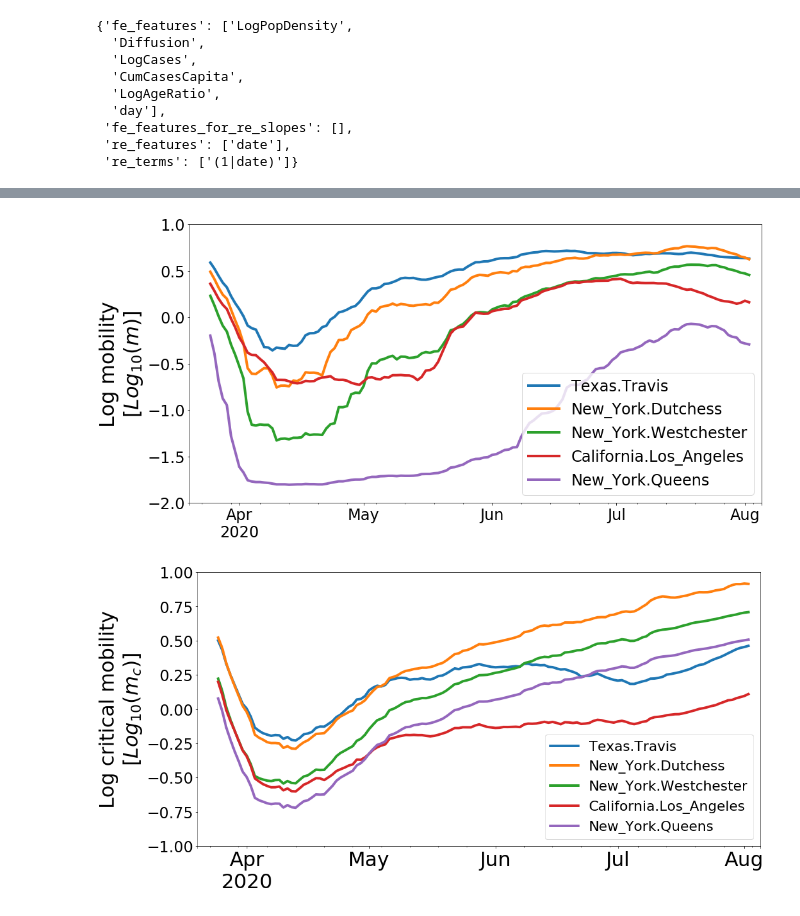
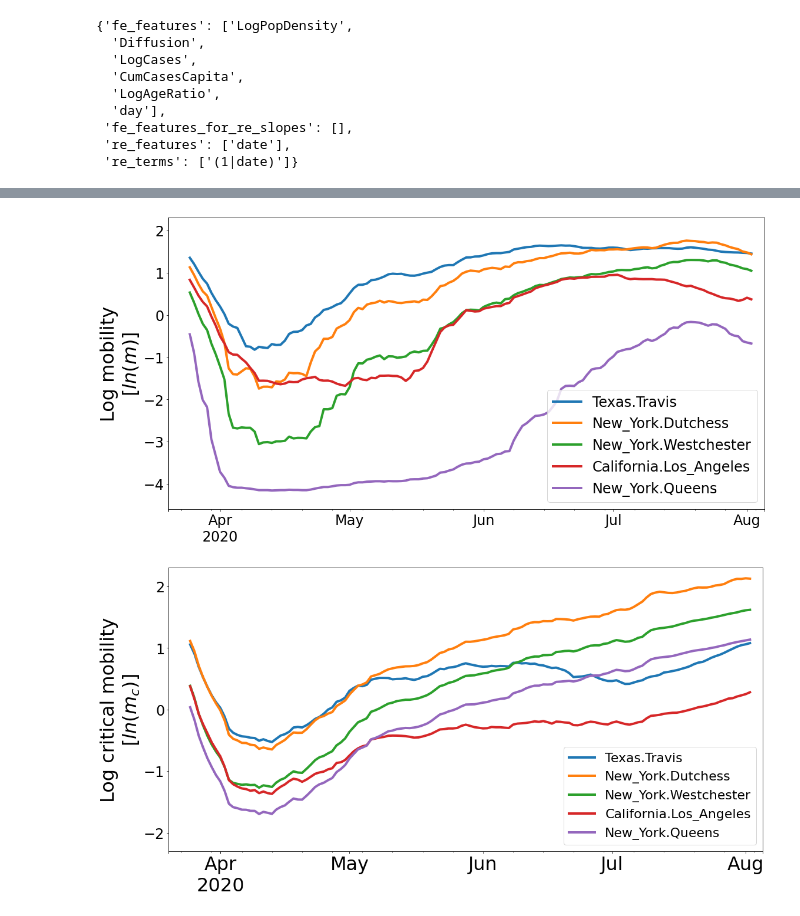
Before and after one commit to IBM/ibmpairs, a Jupyter notebook: examples/Covid19CriticalMobility/covid19_mobility_FullTraining_model.ipynb, the cells around one changed output, grey strips where cells are left out. Drawn from its saved outputs; the diff is of its cells as text; code cells hidden in the pictures.

```diff
--- a/examples/Covid19CriticalMobility/covid19_mobility_FullTraining_model.ipynb
+++ b/examples/Covid19CriticalMobility/covid19_mobility_FullTraining_model.ipynb
@@ -43,7 +43,7 @@ print('Considering data from                      ', dt_cutoff_min)
 dt_cutoff_latest = datetime(2020,8,2, tzinfo=pytz.utc)
 print('Plotting data up to                        ', dt_cutoff_latest)
 
-data_subdirectory = 'data/csv/run98FullTrainingJHU'
+data_subdirectory = 'data/csv/run011FullTrainingJHU'
 if not os.path.exists(data_subdirectory):
     os.makedirs(data_subdirectory)
 print('data_subdirectory                          ', data_subdirectory)
@@ -208,7 +203,7 @@ def lagged_dataframe(df_joined, lag_growthCases):
 def filter_lagged_dataframe(df_unfiltered,
                             filter_cases_capita_min,
                             filter_growth_cases_zero_transition,
-                            filter_logMobility_min):
+                            filter_mobility_min):
     """
     :df_unfiltered: lagged dataframe (e.g. df_lagged)
     :returns:       filtered dataframe
@@ -227,8 +222,8 @@ def filter_lagged_dataframe(df_unfiltered,
         df_zero_transition = (df_negative_transition | df_positive_transition)
         df = df[df_zero_transition]
 
-    if filter_logMobility_min is not None:
-        df = df[df['LogMobility']>=filter_logMobility_min] # S/N
+    if filter_mobility_min is not None:
+        df = df[df['Mobility']>=filter_mobility_min] # S/N
 
     return df
 # %%
@@ -238,7 +233,7 @@ def filter_lagged_dataframe(df_unfiltered,
 # Filter on the lagged data, not on df_joined
 FILTER_CASES_CAPITA_MIN = 2
 FILTER_GROWTH_CASES_ZERO_TRANSITION = True
-FILTER_LOGMOBILITY_MIN = -2
+FILTER_MOBILITY_MIN = 0.01
 
 df_lagged = {}
 df_lagged_filtered = {}
@@ -249,7 +244,7 @@ for this_lag in lag_Feature:
     df_lagged_filtered[this_lag] = filter_lagged_dataframe(df_lagged[this_lag],
                                                          FILTER_CASES_CAPITA_MIN,
                                                          FILTER_GROWTH_CASES_ZERO_TRANSITION,
-                                                         FILTER_LOGMOBILITY_MIN)
+                                                         FILTER_MOBILITY_MIN)
 
     df_lagged[this_lag] = df_lagged[this_lag].swaplevel(axis=1)
     df_lagged_filtered[this_lag] = df_lagged_filtered[this_lag].swaplevel(axis=1)
@@ -295,9 +285,9 @@ df_repeated = pandas.concat([df_pop_density.set_index('pairs_id')]*len(dt_list),
 df_repeated.columns = dt_list
 df_repeated = df_repeated.stack().reset_index().rename(columns={'level_1':'timestamp', 0:'population_density'})
 df_critical = pandas.merge(df_critical, df_repeated, on=['timestamp', 'pairs_id'], how='outer')
-df_critical['LogPopDensity'] = numpy.log10(df_critical['population_density'])
+df_critical['LogPopDensity'] = numpy.log(df_critical['population_density'])
 
-# LogAgeRatio (log10(age60-64 / age20-24))
+# LogAgeRatio (ln(age60-64 / age20-24))
 df_repeated = pandas.concat([df_AgeRatio[['pairs_id', 'LogAgeRatio']].set_index('pairs_id')]*len(dt_list), axis=1)
 df_repeated.columns = dt_list
 df_repeated = df_repeated.stack().reset_index().rename(columns={'level_1':'timestamp', 0:'LogAgeRatio'})
@@ -319,12 +309,12 @@ df_critical = pandas.merge(df_critical, df_stacked, on=['timestamp', 'pairs_id']
 # CasesCapita and LogCasesCapita
 df_stacked = df_joined['CasesCapita'].stack(dropna=False).reset_index().rename(columns={0: 'CasesCapita'})
 df_critical = pandas.merge(df_critical, df_stacked, on=['timestamp', 'pairs_id'], how='outer')
-df_critical['LogCasesCapita'] = numpy.log10(df_critical['CasesCapita'])
+df_critical['LogCasesCapita'] = numpy.log(df_critical['CasesCapita'])
 
 # CumCasesCapita and LogCumCasesCapita
 df_stacked = df_joined['CumCasesCapita'].stack(dropna=False).reset_index().rename(columns={0: 'CumCasesCapita'})
 df_critical = pandas.merge(df_critical, df_stacked, on=['timestamp', 'pairs_id'], how='outer')
-df_critical['LogCumCasesCapita'] = numpy.log10(df_critical['CumCasesCapita'])
+df_critical['LogCumCasesCapita'] = numpy.log(df_critical['CumCasesCapita'])
 
 # LogMobility
 df_stacked = df_joined['LogMobility'].stack(dropna=False).reset_index().rename(columns={0: 'LogMobility'})
@@ -337,7 +327,7 @@ df_critical = pandas.merge(df_critical, df_stacked, on=['timestamp', 'pairs_id']
 # MaxMobility
 df_stacked = df_joined['MaxMobility'].stack(dropna=False).reset_index().rename(columns={0: 'MaxMobility'})
 df_critical = pandas.merge(df_critical, df_stacked, on=['timestamp', 'pairs_id'], how='outer')
-df_critical['LogMaxMobility'] = numpy.log10(df_critical['MaxMobility'])
+df_critical['LogMaxMobility'] = numpy.log(df_critical['MaxMobility'])
 
 # State and County names
 df_critical = pandas.merge(df_region[['State', 'County', 'pairs_id']], df_critical, on='pairs_id', how='right')
@@ -919,39 +927,43 @@ names = df_region_list['name']
 
 
 df_plot_model = df_plot.swaplevel(axis=1)['modeled_logCM']
 df_plot_model = df_plot_model[keys]
 
 df_plot_logMobility = df_plot.swaplevel(axis=1)['LogMobility']
 df_plot_logMobility = df_plot_logMobility[keys]
 
 plt.figure(figsize=(16,8))
 for pairs_id in keys:
     df_plot_logMobility[pairs_id].plot(lw=4)
 plt.xlabel('', size=32)
-plt.ylabel('Log mobility\n$[Log_{10}(m)]$', size=32)
+plt.ylabel('Log mobility\n$[ln(m)]$', size=32)
 td = timedelta(3)
 plt.xlim(xmin=datetime(2020,3,20), xmax=df_plot.index[-1]+td)
-plt.ylim(ymin=-2, ymax=1)
+plt.ylim(ymin=-4.6, ymax=2.3)
 plt.xticks(fontsize=24)
 plt.yticks(fontsize=24)
 plt.legend(names.values, fontsize=24)
+plt.tight_layout()
+#plt.savefig(os.path.join(data_subdirectory, 'XXX.svg'))
 plt.show()
 
 plt.figure(figsize=(16,8))
 for pairs_id in keys:
     df_plot_model[pairs_id].plot(lw=4)
 plt.xlabel('', size=18)
-plt.ylabel('Log critical mobility\n$[Log_{10}(m_c)]$', size=32)
+plt.ylabel('Log critical mobility\n$[ln(m_c)]$', size=32)
 td = timedelta(3)
 plt.xlim(xmin=datetime(2020,3,20), xmax=df_plot.index[-1]+td)
-plt.ylim(ymin=-1, ymax=1)
+plt.ylim(ymin=-2.3, ymax=2.3)
 plt.xticks(fontsize=32)
 plt.yticks(fontsize=24)
 plt.legend(names.values, fontsize=22)
+plt.tight_layout()
+plt.savefig(os.path.join(data_subdirectory, 'fig_3C.svg'))
 plt.show()
 # %% [output]
-[figure, old version]
+[figure, new version]
-[figure, old version]
+[figure, new version]
 # %%
 # Plot critical mobility maps
 
```
Also changed, not shown: parts of 25 cells of this notebook, 3 other files.
